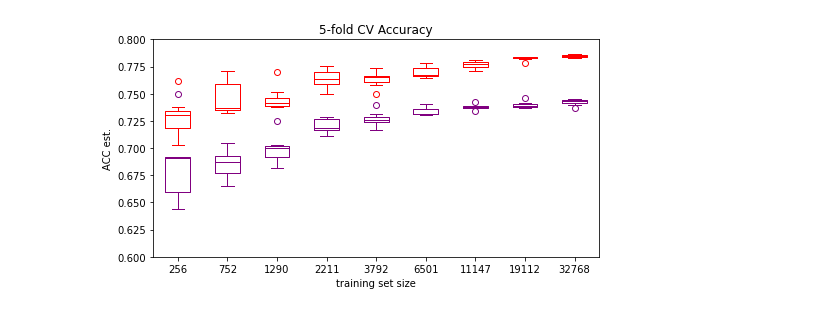
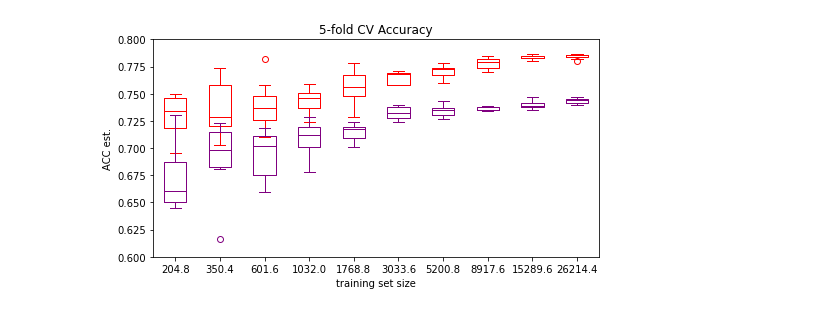
Before and after one commit to CorbinMayes/COSC74-Group-Project, a Jupyter notebook: results/compare_summary_and_review_text_linearSVC.ipynb, the cells around one changed output. Drawn from its saved outputs; the diff is of its cells as text; code cells hidden in the pictures.

```diff
--- a/results/compare_summary_and_review_text_linearSVC.ipynb
+++ b/results/compare_summary_and_review_text_linearSVC.ipynb
@@ -89,9 +89,10 @@ import time
 
 # get performance estimates for n_models using k-fold cross validation
 k = 5
-n_models = np.minimum(len(sample_idx), 10)
+n_models = 10
 
 old_sample_idx = []
+sample_idx = []
 nn = []
 sample_idx = []
 summary_acc = []
@@ -259,17 +259,9 @@ review_t = copy.deepcopy(review_t_bak)
 summary_acc = copy.deepcopy(summary_acc_bak)
 summary_t = copy.deepcopy(summary_t_bak)
 
-review_acc[3].insert(1,[])
-review_t.insert(2,[])
-review_t[3].insert(1,[])
+# replace two missing values with the mean of the others
+review_acc[2][1] = np.mean([x for x in review_acc[2][:] if x])
+review_t[2][1] = np.mean([x for x in review_t[2][:] if x])
 
-review_acc[5].insert(1,[])
-review_t[5].insert(1,[])
-
-review_acc[6].insert(1,[])
-review_t[6].insert(1,[])
-
-review_acc = [review[slice(0,20,2)] for review in review_acc]
-review_t = [review[slice(0,20,2)] for review in review_t]
-summary_acc = [summary[slice(0,20,2)] for summary in summary_acc]
-summary_t = [summary[slice(0,20,2)] for summary in summary_t]
+review_acc[5][1] = np.mean([x for x in review_acc[5][:] if x])
+review_t[5][1] = np.mean([x for x in review_t[5][:] if x])
@@ -276,37 +274,36 @@ summary_t = [summary[slice(0,20,2)] for summary in summary_t]
 # %%
+from matplotlib import pyplot as plt
 plt.figure(figsize=(8,4))
 m_acc = np.matrix(summary_acc)
-m_acc = m_acc[:,(0,2,3,4,5,6,7,8,9)]
 '''
 mu_acc = np.array(np.mean(m_acc, axis=0))
 s_acc = np.array(np.std(m_acc, ddof=1, axis=0)/np.sqrt(7))
 
 x = np.transpose(np.array([x for x in range(1,11)]))
 plt.bar(x,mu_acc[0],yerr=s_acc[0]);
 '''
 c1 = "red"
 box1 = plt.boxplot(m_acc)
 
 for item in ['boxes', 'whiskers', 'fliers', 'medians', 'caps']:
         plt.setp(box1[item], color=c1)
 plt.setp(box1["fliers"], markeredgecolor=c1)
 
 
 m_acc = np.matrix(review_acc)
-m_acc = m_acc[:,(0,2,3,4,5,6,7,8,9)]
 
 c2 = "purple"
 box2 = plt.boxplot(m_acc)
 
 for item in ['boxes', 'whiskers', 'fliers', 'medians', 'caps']:
         plt.setp(box2[item], color=c2)
 plt.setp(box2["fliers"], markeredgecolor=c2)
 
-plt.xticks(range(1,10),labels=[n[i] for i in [0,2,3,4,5,6,7,8,9]])
+plt.xticks(range(1,11),labels=nn[1])
 
 plt.xlabel('training set size');
 plt.ylabel('ACC est.');
 plt.ylim([0.6,0.8]);
 plt.title('5-fold CV Accuracy');
 # %% [output]
-[figure, old version]
+[figure, new version]
```
Also changed, not shown: parts of 5 cells of this notebook.
